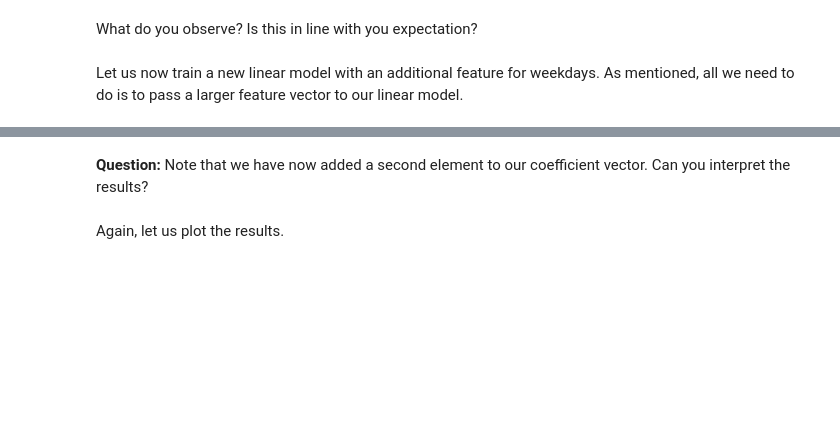
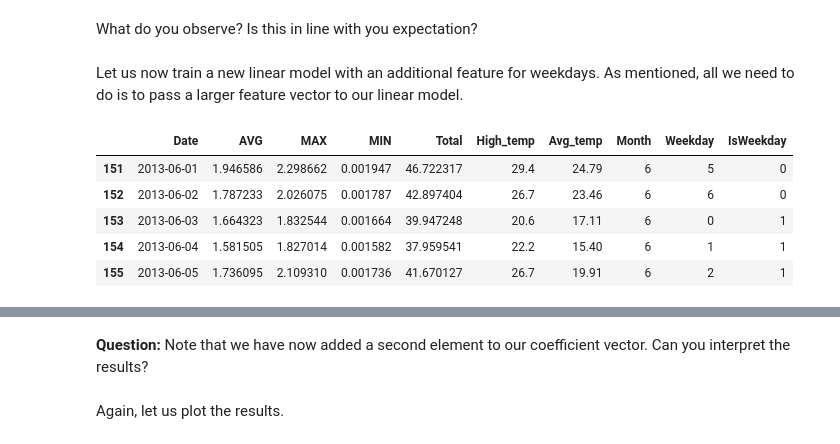
Before and after one commit to l0706/DSML_2025, a Jupyter notebook: 02_Workshops/WS_07_Regression_1/DSML_WS_07_post.ipynb, the cells around one changed output, grey strips where cells are left out. Cells and saved outputs as stored; diff of their text form; code cells hidden in the pictures; blank space fills up the shorter version.

```diff
--- a/02_Workshops/WS_07_Regression_1/DSML_WS_07_post.ipynb
+++ b/02_Workshops/WS_07_Regression_1/DSML_WS_07_post.ipynb
@@ -402,6 +527,15 @@ plt.show()
 What do you observe? Is this in line with you expectation?
 # %% [markdown]
 Let us now train a new linear model with an additional feature for weekdays. As mentioned, all we need to do is to pass a larger feature vector to our linear model.
+# %%
+df_summer.head()
+# %% [output]
+|  | Date | AVG | MAX | MIN | Total | High_temp | Avg_temp | Month | Weekday | IsWeekday |
+| 151 | 2013-06-01 | 1.946586 | 2.298662 | 0.001947 | 46.722317 | 29.4 | 24.79 | 6 | 5 | 0 |
+| 152 | 2013-06-02 | 1.787233 | 2.026075 | 0.001787 | 42.897404 | 26.7 | 23.46 | 6 | 6 | 0 |
+| 153 | 2013-06-03 | 1.664323 | 1.832544 | 0.001664 | 39.947248 | 20.6 | 17.11 | 6 | 0 | 1 |
+| 154 | 2013-06-04 | 1.581505 | 1.827014 | 0.001582 | 37.959541 | 22.2 | 15.40 | 6 | 1 | 1 |
+| 155 | 2013-06-05 | 1.736095 | 2.109310 | 0.001736 | 41.670127 | 26.7 | 19.91 | 6 | 2 | 1 |
 # %%
 X = df_summer[["High_temp", "IsWeekday"]] # remember: since we now have more than one dimension, we do not need to reshape
 y = df_summer[["MAX"]]
```
Also changed, not shown: parts of 40 cells of this notebook, 5 other files.
